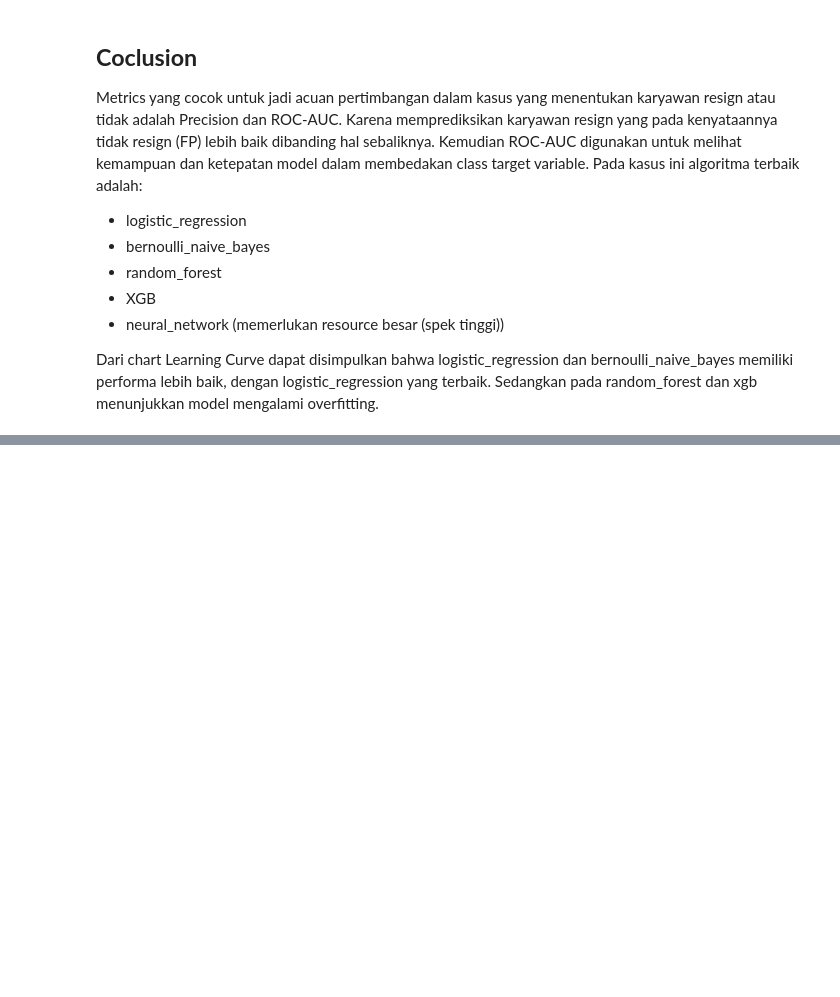
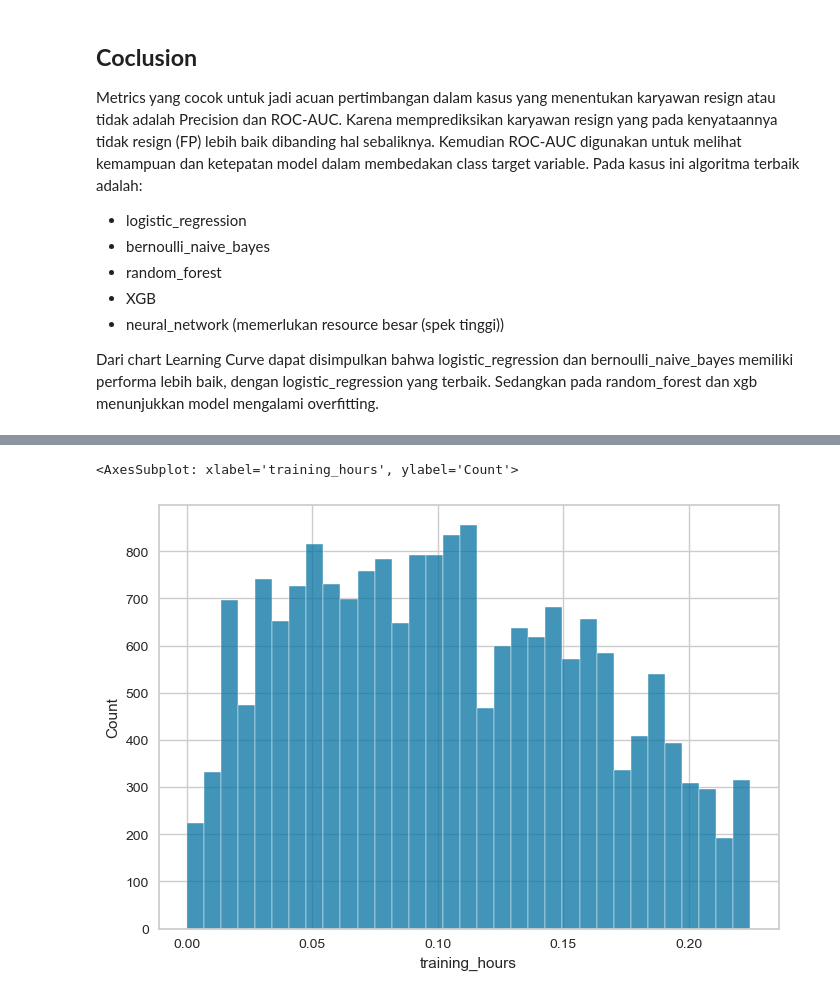
Before and after one commit to mrazakqq/HR-Analytics-Who-Will-Leave-The-Job, a Jupyter notebook: hr-analytics-who-will-leave-the-job.ipynb, the cells around one changed output, grey strips where cells are left out. Cells and saved outputs as stored; diff of their text form; code cells hidden in the pictures; blank space fills up the shorter version.

```diff
--- a/hr-analytics-who-will-leave-the-job.ipynb
+++ b/hr-analytics-who-will-leave-the-job.ipynb
@@ -1069,0 +1258,5 @@ Dari chart Learning Curve dapat disimpulkan bahwa logistic_regression dan bernou
+# %%
+sns.histplot(x=dataTuningTS2.training_hours)
+# %% [output]
+<AxesSubplot: xlabel='training_hours', ylabel='Count'>
+[figure, added]
```
Also changed, not shown: parts of 22 cells of this notebook.
